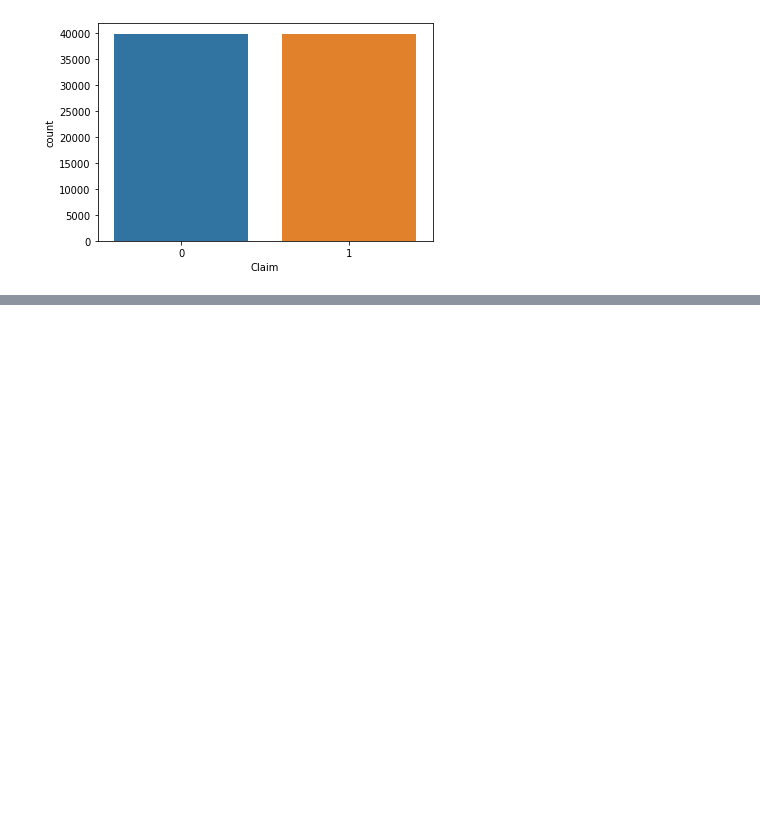
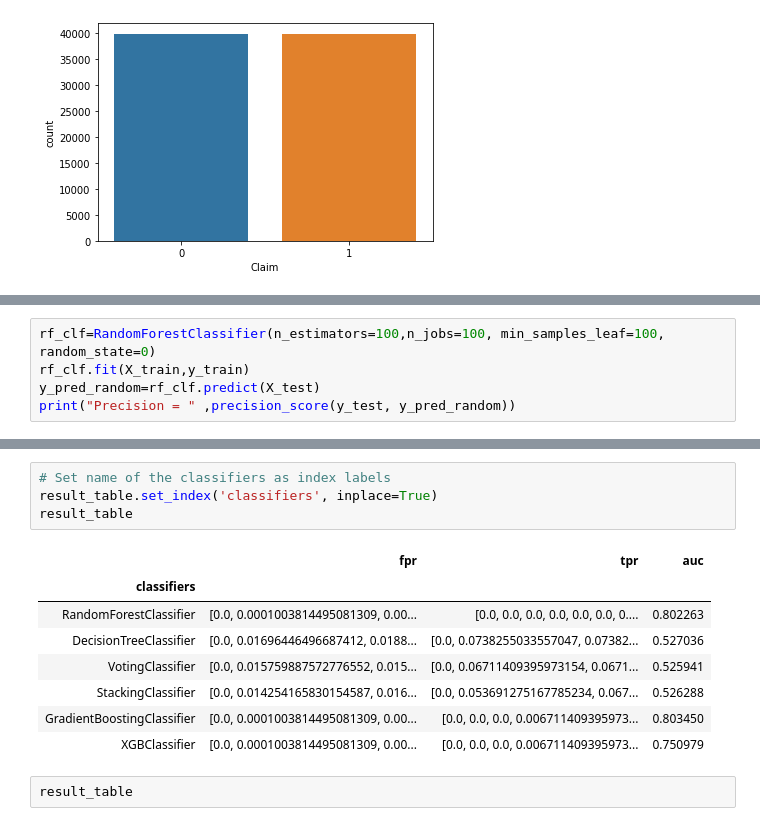
Before and after one commit to VandhanaV/Travel_insurance_claim, a Jupyter notebook: code/Claim_Insurance.ipynb, the cells around one changed output, grey strips where cells are left out. Cells and saved outputs as stored; diff of their text form; blank space fills up the shorter version.

```diff
--- a/code/Claim_Insurance.ipynb
+++ b/code/Claim_Insurance.ipynb
@@ -359,0 +399,5 @@ Classification matrix
+# %%
+rf_clf=RandomForestClassifier(n_estimators=100,n_jobs=100, min_samples_leaf=100, random_state=0)
+rf_clf.fit(X_train,y_train)
+y_pred_random=rf_clf.predict(X_test)
+print("Precision = " ,precision_score(y_test, y_pred_random))
@@ -359,0 +484,15 @@ Classification matrix
+# %%
+# Set name of the classifiers as index labels
+result_table.set_index('classifiers', inplace=True)
+result_table
+# %% [output]
+|  | fpr | tpr | auc |
+| classifiers |  |  |  |
+| RandomForestClassifier | [0.0, 0.0001003814495081309, 0.00... | [0.0, 0.0, 0.0, 0.0, 0.0, 0.0, 0.... | 0.802263 |
+| DecisionTreeClassifier | [0.0, 0.01696446496687412, 0.0188... | [0.0, 0.0738255033557047, 0.07382... | 0.527036 |
+| VotingClassifier | [0.0, 0.015759887572776552, 0.015... | [0.0, 0.06711409395973154, 0.0671... | 0.525941 |
+| StackingClassifier | [0.0, 0.014254165830154587, 0.016... | [0.0, 0.053691275167785234, 0.067... | 0.526288 |
+| GradientBoostingClassifier | [0.0, 0.0001003814495081309, 0.00... | [0.0, 0.0, 0.0, 0.006711409395973... | 0.803450 |
+| XGBClassifier | [0.0, 0.0001003814495081309, 0.00... | [0.0, 0.0, 0.0, 0.006711409395973... | 0.750979 |
+# %%
+result_table
```
Also changed, not shown: parts of 27 cells of this notebook.
